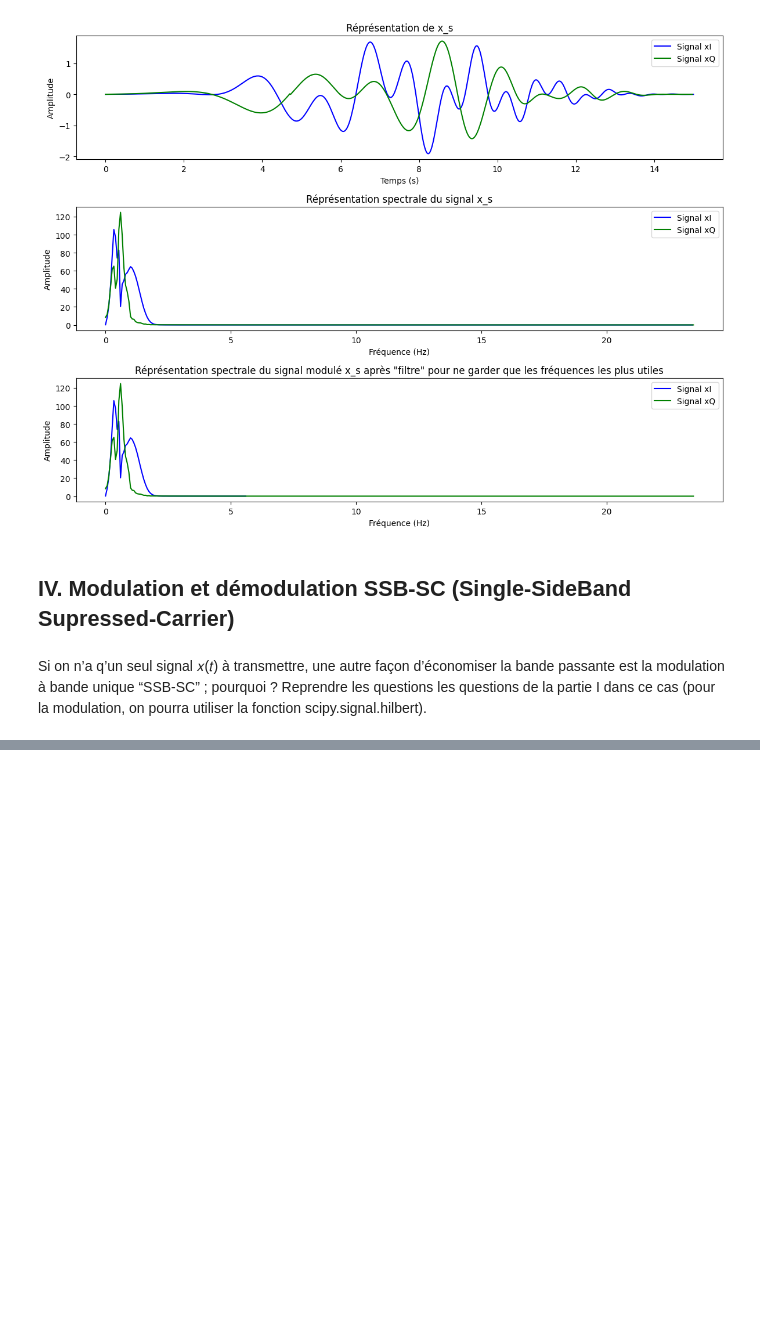
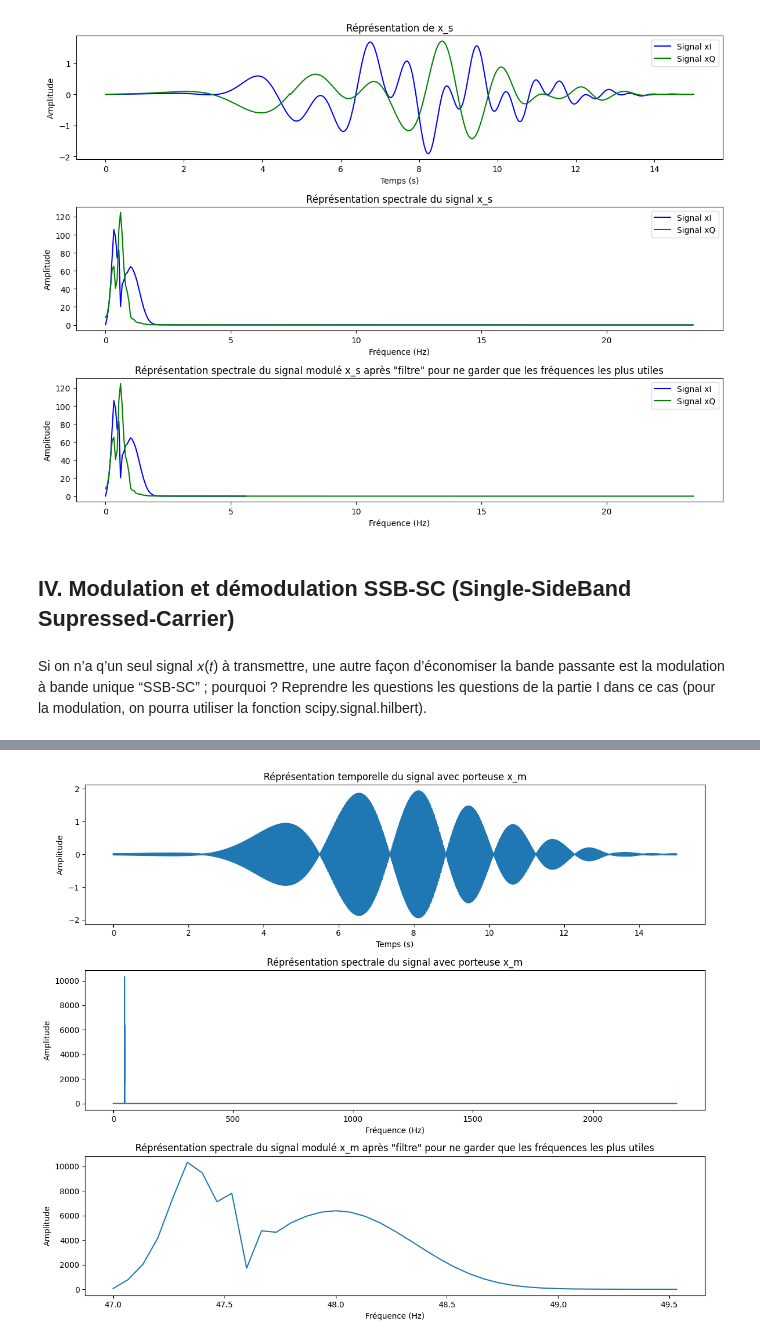
Before and after one commit to TomSchippke/PROJETS_S2, a Jupyter notebook: Mini_Projet_LAGARDE_SCHIPPKE.ipynb, the cells around one changed output, grey strips where cells are left out. Saved outputs shown, nothing was run; the diff lists cells and outputs as text; code cells hidden in the pictures; blank space fills up the shorter version.

```diff
--- a/Mini_Projet_LAGARDE_SCHIPPKE.ipynb
+++ b/Mini_Projet_LAGARDE_SCHIPPKE.ipynb
@@ -906,0 +965,41 @@ on pourra utiliser la fonction scipy.signal.hilbert).
+# %%
+#fabrication du signal modulé
+x_m = np.real(sig.hilbert(x) * np.exp(1j * 2 * np.pi * fc * t))
+
+# Affichage
+plt.figure(figsize=(12, 10))
+
+
+#Représentation temporelle du signal
+plt.subplot(3, 1, 1)
+plt.plot(t,x_m)
+plt.xlabel('Temps (s)')
+plt.ylabel('Amplitude')
+plt.title('Réprésentation temporelle du signal avec porteuse x_m')
+
+
+#Représentation de la fft du signal
+
+X_m=np.fft.fft(x_m)
+freq=np.fft.fftfreq(N, d=1/finfty)
+
+plt.subplot(3, 1, 2)
+plt.plot(freq[:N//2],np.abs(X_m[:N//2]))
+plt.xlabel('Fréquence (Hz)')
+plt.ylabel('Amplitude')
+plt.title('Réprésentation spectrale du signal avec porteuse x_m')
+
+indice_à_garder = np.abs(X_m) > 1
+X_m_tild=X_m[indice_à_garder]
+freq_tild=freq[indice_à_garder]
+
+plt.subplot(3, 1, 3)
+plt.plot(freq_tild[freq_tild>=0],np.abs(X_m_tild[freq_tild>=0]))
+plt.xlabel('Fréquence (Hz)')
+plt.ylabel('Amplitude')
+plt.title('Réprésentation spectrale du signal modulé x_m après "filtre" pour ne garder que les fréquences les plus utiles')
+
+plt.tight_layout()
+plt.show()
+# %% [output]
+[figure, added]
```
Also changed, not shown: parts of 4 cells of this notebook.
